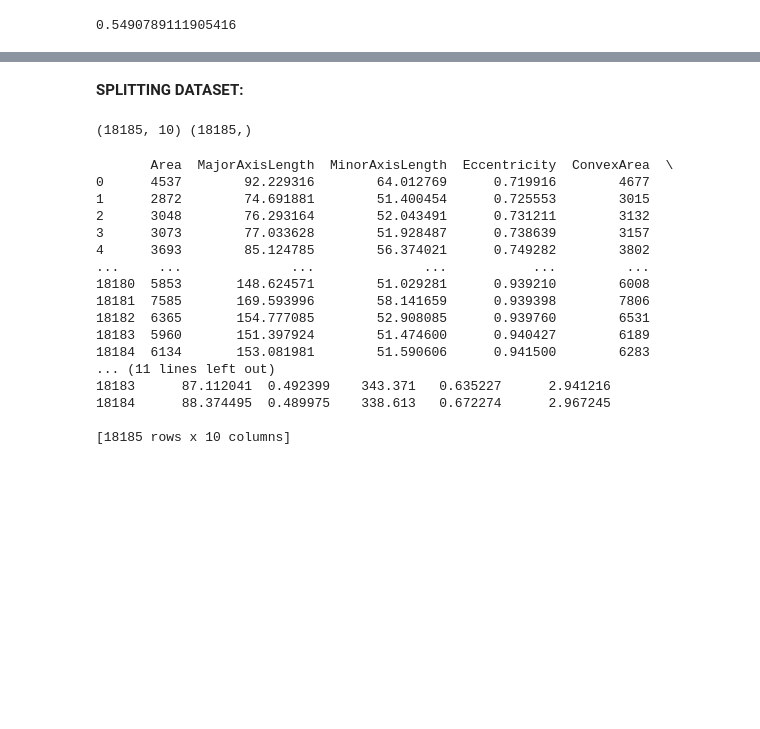
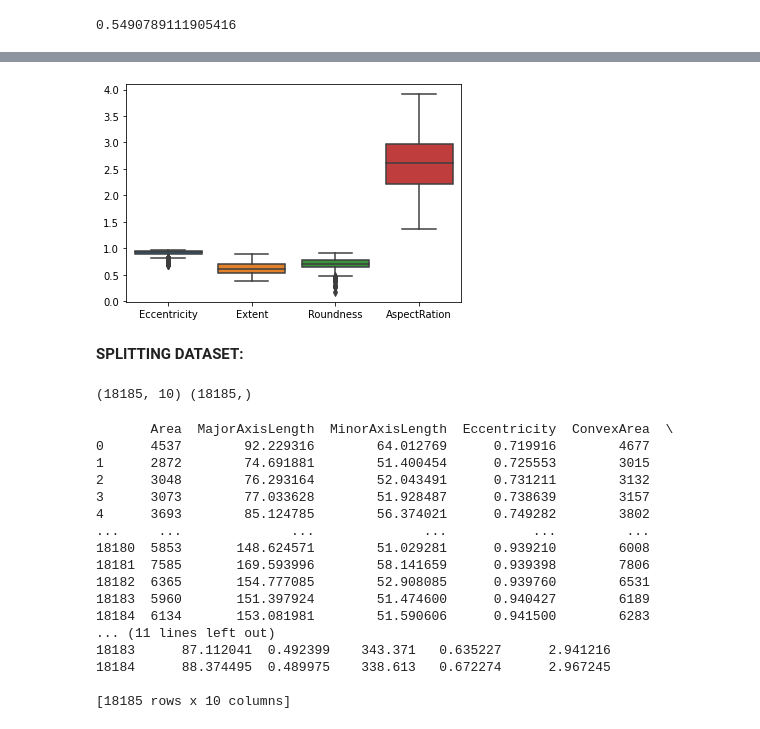
Before and after one commit to abhishekmani12/dev_wizards_Hackathon, a Jupyter notebook: rice classification.ipynb, the cells around one changed output, grey strips where cells are left out. Cells and saved outputs as stored; diff of their text form; code cells hidden in the pictures; blank space fills up the shorter version.

```diff
--- a/rice classification.ipynb
+++ b/rice classification.ipynb
@@ -131,3 +145,7 @@ print(sum(df["Class"])/len(df["Class"]))
+# %%
+ax = sns.boxplot(data=df[['Eccentricity','Extent','Roundness','AspectRation']], orient="v")
+# %% [output]
+[figure, added]
 # %% [markdown]
 **SPLITTING DATASET:**
 # %%
```
Also changed, not shown: parts of 43 cells of this notebook.
